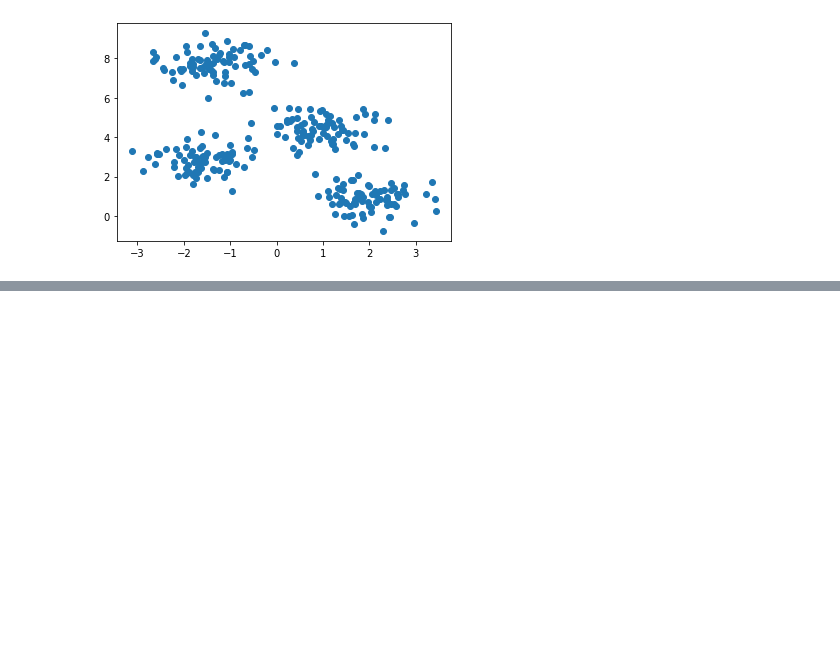
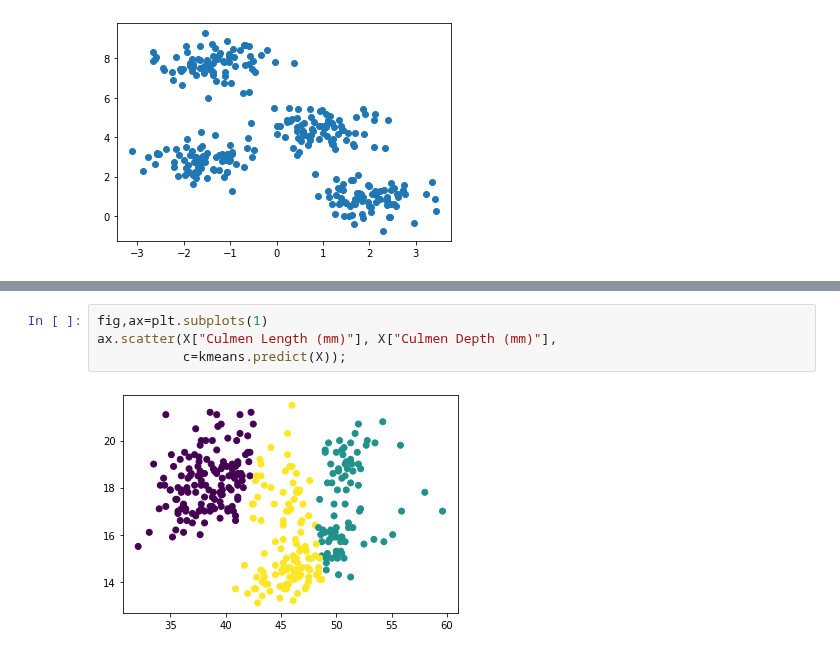
Before and after one commit to PhilChodrow/PIC16A, a Jupyter notebook: Content_Mike/ML/Answers/Clustering.ipynb, the cells around one changed output, grey strips where cells are left out. Drawn from its saved outputs; the diff is of its cells as text; blank space fills up the shorter version.

```diff
--- a/Content_Mike/ML/Answers/Clustering.ipynb
+++ b/Content_Mike/ML/Answers/Clustering.ipynb
@@ -36,0 +104,6 @@ Visually, it appears that there are 4 clusters. Let's import `KMeans` and see ho
+# %%
+fig,ax=plt.subplots(1)
+ax.scatter(X["Culmen Length (mm)"], X["Culmen Depth (mm)"],
+           c=kmeans.predict(X));
+# %% [output]
+[figure, added]
```
Also changed, not shown: parts of 16 cells of this notebook, 3 other files.
